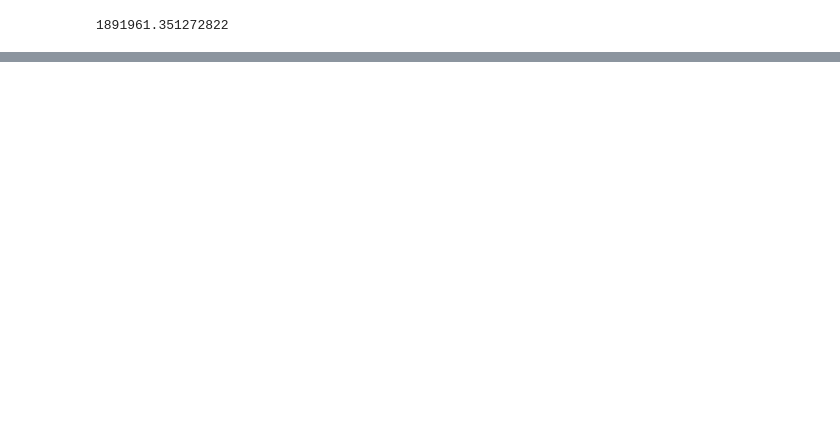
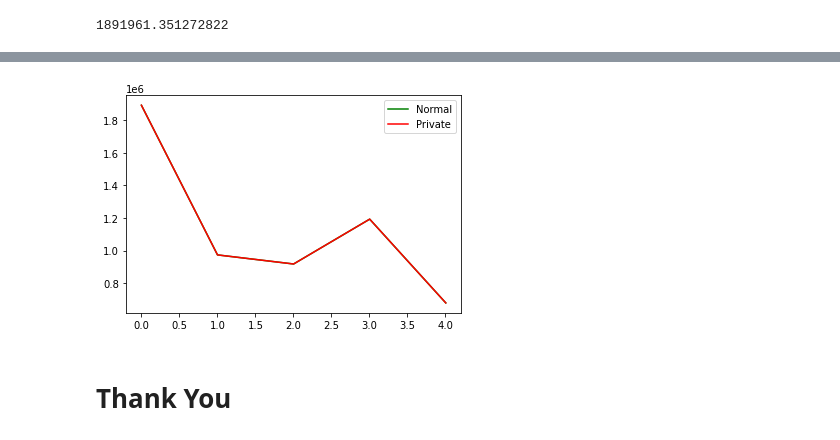
Before and after one commit to siddhartha18101/DP_Spark, a Jupyter notebook: Experiment.ipynb, the cells around one changed output, grey strips where cells are left out. Cells and saved outputs as stored; diff of their text form; code cells hidden in the pictures; blank space fills up the shorter version.

```diff
--- a/Experiment.ipynb
+++ b/Experiment.ipynb
@@ -87,3 +94,7 @@ df2.columns
  'private_Power_Parity_Rs_330000_545000',
  'private_Power_Parity_Above_Rs_545000',
  'private_Total_Power_Parity']
+# %%
+df3 = df2
+for x in df.columns:
+    df3.drop(x)
@@ -149,0 +168,19 @@ y1[0:11].shape
+# %%
+normal_mean = []
+for x in df2.columns[0:115]:
+#     print(f'Mean of {x} is {np.mean(df2[x].astype(float))}')
+    normal_mean.append(np.mean(df2[x].astype(float)))
+# %%
+private_mean = []
+for x in df2.columns[115:]:
+#     print(f'Mean of {x} is {np.mean(df2[x].astype(float))}')
+    private_mean.append(np.mean(df2[x].astype(float)))
+# %%
+i = 5
+xm = np.linspace(0,115,115)
+plt.plot(xa[0:i],normal_mean[0:i], color='g', label = "Normal")
+plt.plot(xa[0:i],private_mean[0:i], color='r', label = "Private")
+plt.legend()
+plt.show()
+# %% [output]
+[figure, added]
@@ -149,0 +191,2 @@ y1[0:11].shape
+# %% [markdown]
+# Thank You
```
Also changed, not shown: parts of 24 cells of this notebook.
